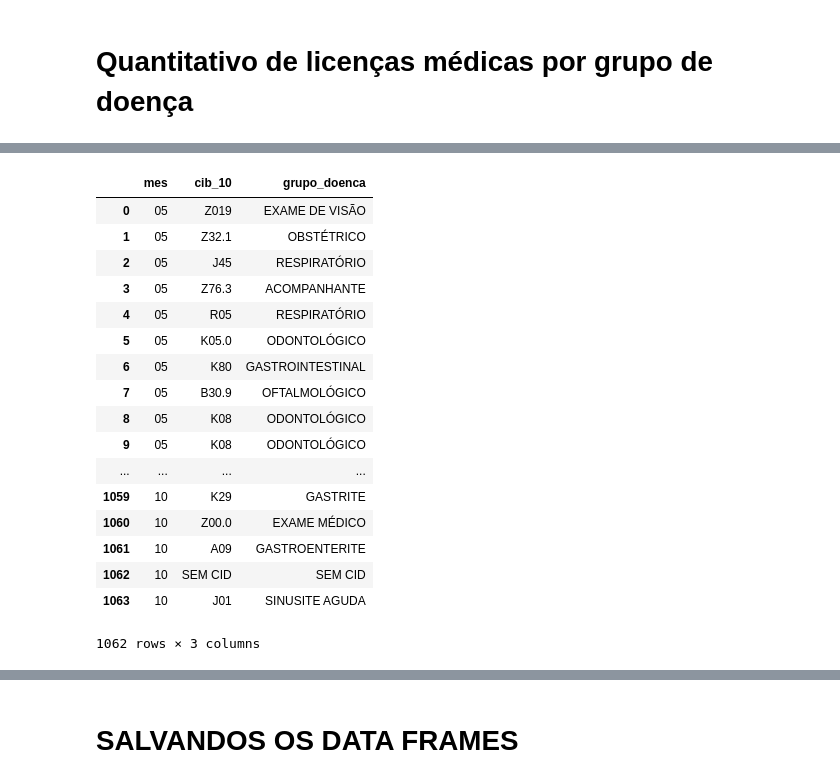
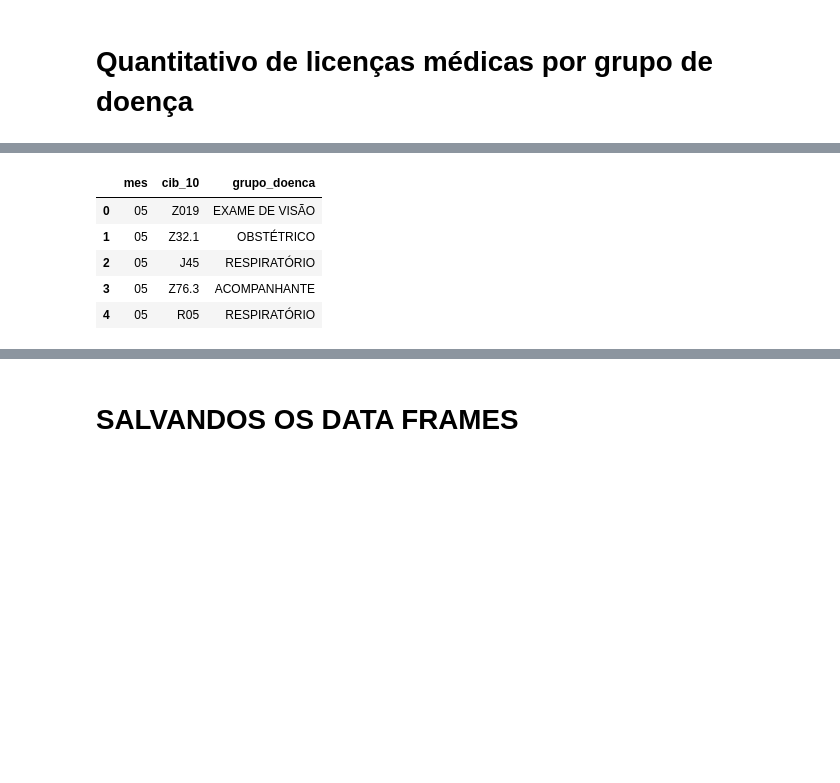
Before and after one commit to pamelaotero/servico_medico, a Jupyter notebook: servico_medico.ipynb, the cells around one changed output, grey strips where cells are left out. Drawn from its saved outputs; the diff is of its cells as text; code cells hidden in the pictures; blank space fills up the shorter version.

```diff
--- a/servico_medico.ipynb
+++ b/servico_medico.ipynb
@@ -854,2 +843,4 @@ df_dicionario_funcoes
 # %% [markdown]
 # Quantitativo de licenças médicas por grupo de doença
+# %%
+df_licencas_grupo_doenca = df_licencas_grupo_doenca[(~df_licencas_grupo_doenca['cib_10'].str.contains('CID-10'))].copy()
@@ -856,21 +849,9 @@ df_dicionario_funcoes
 # %%
-df_licencas_grupo_doenca
+df_licencas_grupo_doenca.head()
 # %% [output]
 |  | mes | cib_10 | grupo_doenca |
 | 0 | 05 | Z019 | EXAME DE VISÃO |
 | 1 | 05 | Z32.1 | OBSTÉTRICO |
 | 2 | 05 | J45 | RESPIRATÓRIO |
 | 3 | 05 | Z76.3 | ACOMPANHANTE |
 | 4 | 05 | R05 | RESPIRATÓRIO |
-| 5 | 05 | K05.0 | ODONTOLÓGICO |
-| 6 | 05 | K80 | GASTROINTESTINAL |
-| 7 | 05 | B30.9 | OFTALMOLÓGICO |
-| 8 | 05 | K08 | ODONTOLÓGICO |
-| 9 | 05 | K08 | ODONTOLÓGICO |
-| ... | ... | ... | ... |
-| 1059 | 10 | K29 | GASTRITE |
-| 1060 | 10 | Z00.0 | EXAME MÉDICO |
-| 1061 | 10 | A09 | GASTROENTERITE |
-| 1062 | 10 | SEM CID | SEM CID |
-| 1063 | 10 | J01 | SINUSITE AGUDA |
-1062 rows × 3 columns
```
Also changed, not shown: parts of 19 cells of this notebook.
